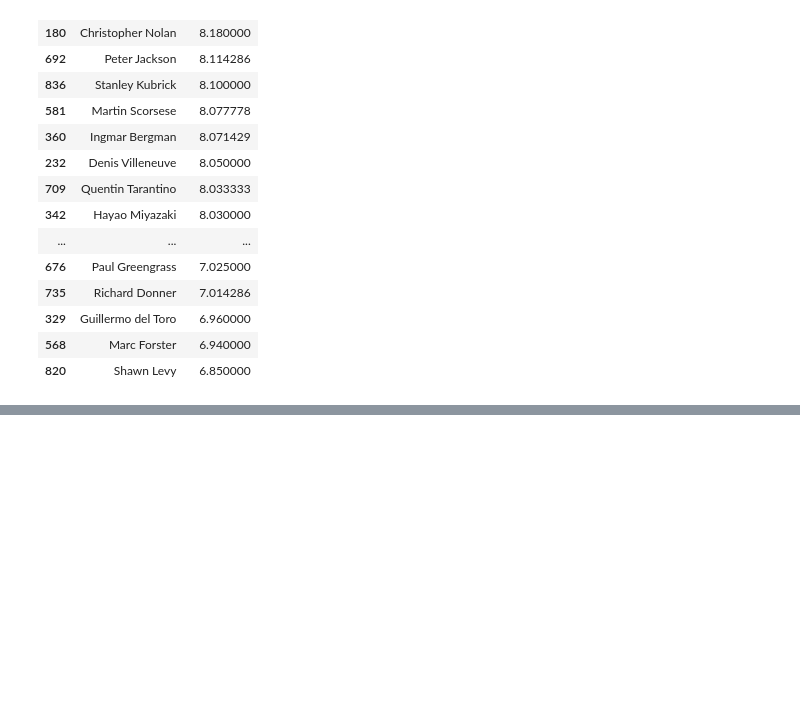
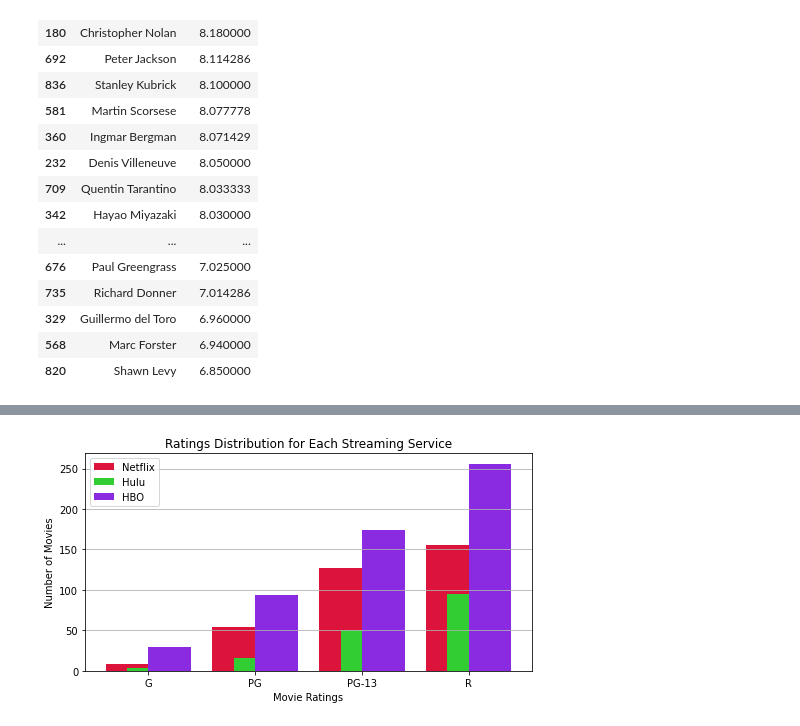
Before and after one commit to thn22/Eclipse__Rodeo2.0, a Jupyter notebook: Visualizations.ipynb, the cells around one changed output, grey strips where cells are left out. Saved outputs shown, nothing was run; the diff lists cells and outputs as text; code cells hidden in the pictures; blank space fills up the shorter version.

```diff
--- a/Visualizations.ipynb
+++ b/Visualizations.ipynb
@@ -266 +312,22 @@ print("Seven Samurai is Akira Kurosawa's highest scoring film.")
 Seven Samurai is Akira Kurosawa's highest scoring film.
+# %%
+#create bar graphs comparing age certifications within each streaming service
+ratings_m = ["G", "PG", "PG-13", "R"]
+y1 = [9, 54, 127, 156]
+y2 = [4, 16, 51, 95]
+y3 = [29, 94, 174, 256]
+x = np.arange(len(ratings_m))
+width = 0.4
+plt.figure(figsize=(8,4))
+plt.bar(x - 0.2, y1, width, color="crimson")
+plt.bar(x, y2, width, color="limegreen")
+plt.bar(x + 0.2, y3, width, color="blueviolet")
+plt.xticks(x, ["G", "PG", "PG-13", "R"])
+plt.title("Ratings Distribution for Each Streaming Service")
+plt.xlabel("Movie Ratings")
+plt.ylabel("Number of Movies")
+plt.legend(["Netflix", "Hulu", "HBO"])
+plt.grid(b=True,which="major",axis="y")
+plt.show()
+# %% [output]
+[figure, added]
```
Also changed, not shown: parts of 20 cells of this notebook, 4 other files.
